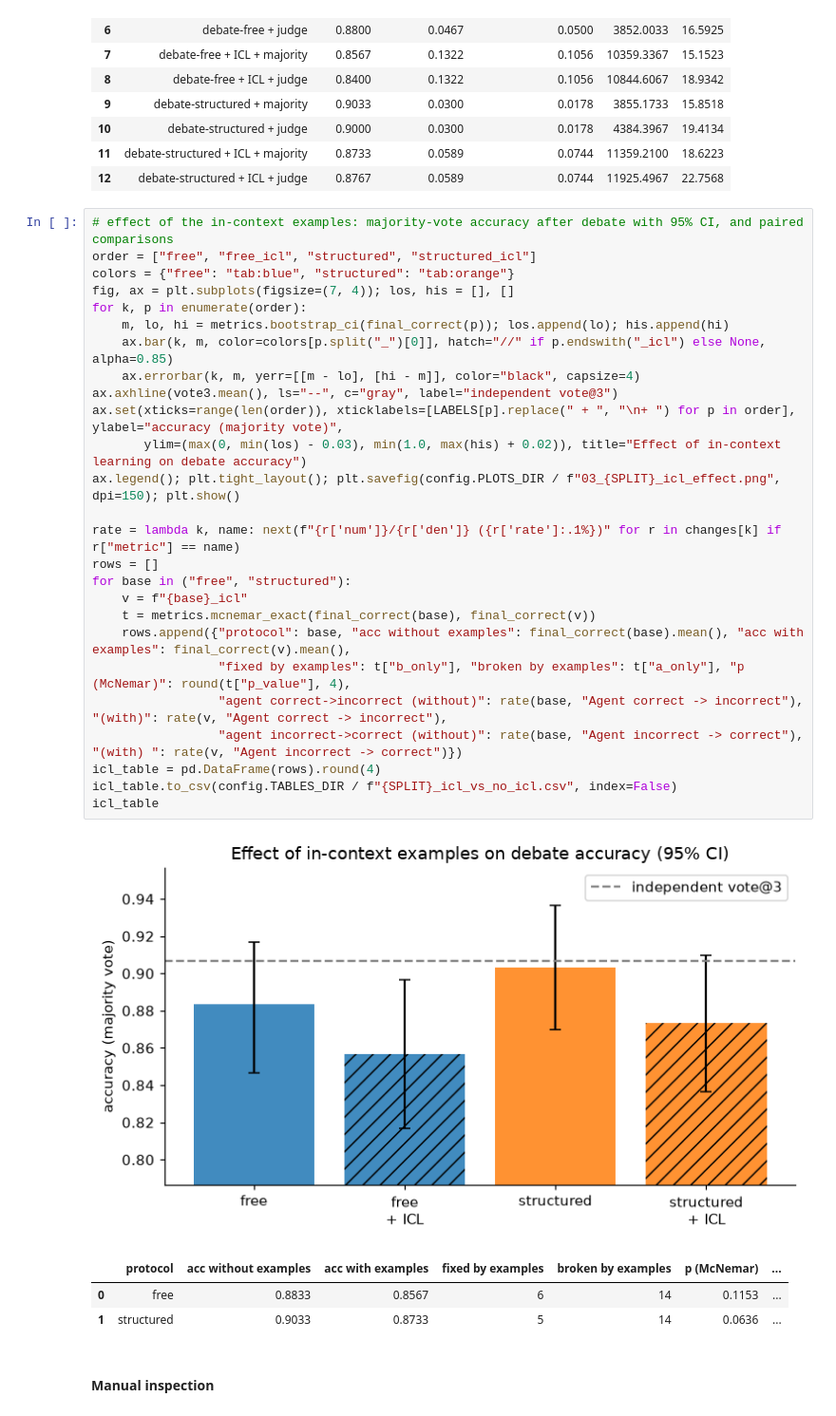
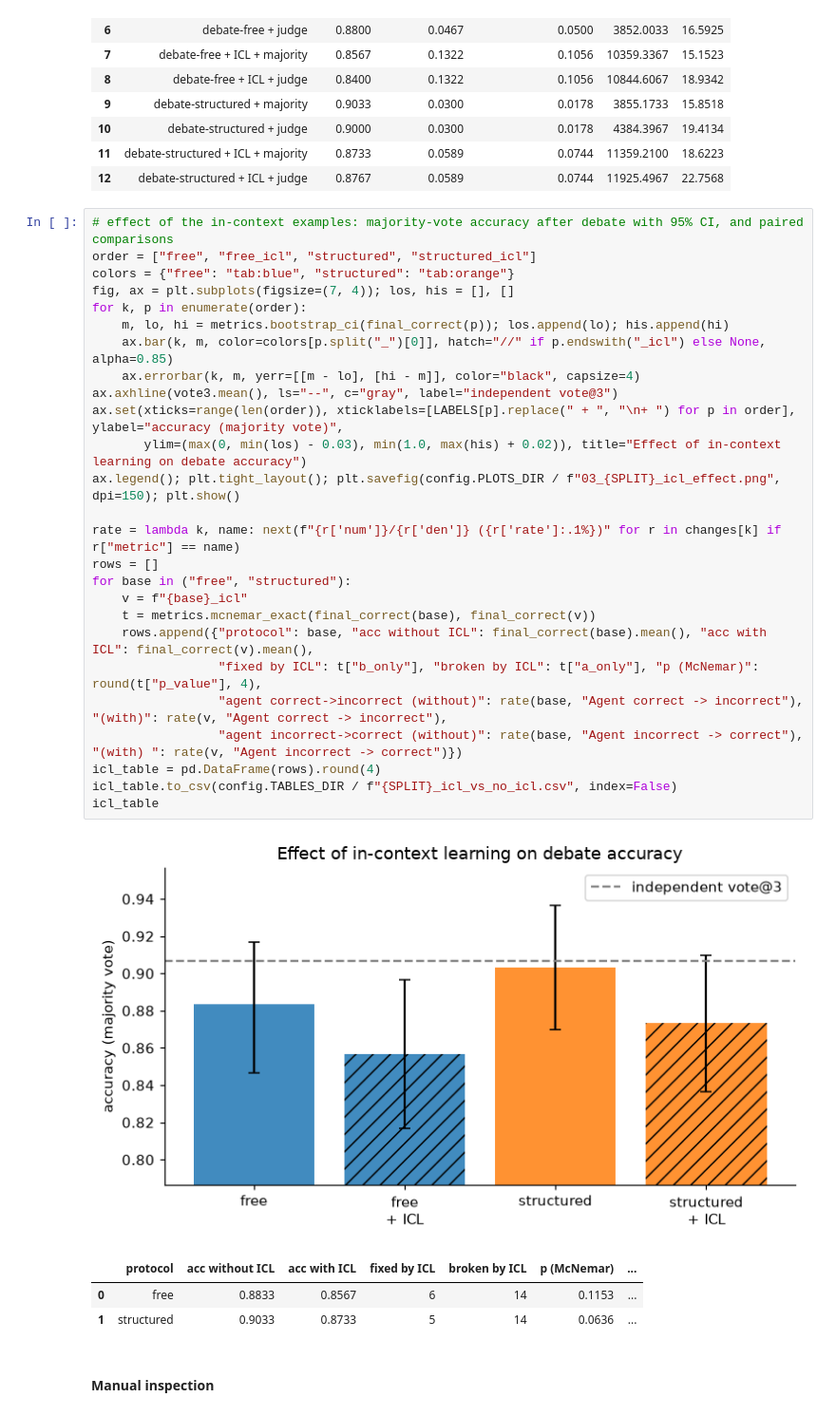
Before and after one commit to jssuarezc/NLP_MULTI_AGENT, a Jupyter notebook: notebooks/03_debate_experiments.ipynb, the cells around one changed output. Shown at 95% size. Saved outputs shown, nothing was run; the diff lists cells and outputs as text.

```diff
--- a/notebooks/03_debate_experiments.ipynb
+++ b/notebooks/03_debate_experiments.ipynb
@@ -354,32 +354,32 @@ results
 # %%
 # effect of the in-context examples: majority-vote accuracy after debate with 95% CI, and paired comparisons
 order = ["free", "free_icl", "structured", "structured_icl"]
 colors = {"free": "tab:blue", "structured": "tab:orange"}
 fig, ax = plt.subplots(figsize=(7, 4)); los, his = [], []
 for k, p in enumerate(order):
     m, lo, hi = metrics.bootstrap_ci(final_correct(p)); los.append(lo); his.append(hi)
     ax.bar(k, m, color=colors[p.split("_")[0]], hatch="//" if p.endswith("_icl") else None, alpha=0.85)
     ax.errorbar(k, m, yerr=[[m - lo], [hi - m]], color="black", capsize=4)
 ax.axhline(vote3.mean(), ls="--", c="gray", label="independent vote@3")
 ax.set(xticks=range(len(order)), xticklabels=[LABELS[p].replace(" + ", "\n+ ") for p in order], ylabel="accuracy (majority vote)",
        ylim=(max(0, min(los) - 0.03), min(1.0, max(his) + 0.02)), title="Effect of in-context learning on debate accuracy")
 ax.legend(); plt.tight_layout(); plt.savefig(config.PLOTS_DIR / f"03_{SPLIT}_icl_effect.png", dpi=150); plt.show()
 
 rate = lambda k, name: next(f"{r['num']}/{r['den']} ({r['rate']:.1%})" for r in changes[k] if r["metric"] == name)
 rows = []
 for base in ("free", "structured"):
     v = f"{base}_icl"
     t = metrics.mcnemar_exact(final_correct(base), final_correct(v))
-    rows.append({"protocol": base, "acc without examples": final_correct(base).mean(), "acc with examples": final_correct(v).mean(),
-                 "fixed by examples": t["b_only"], "broken by examples": t["a_only"], "p (McNemar)": round(t["p_value"], 4),
+    rows.append({"protocol": base, "acc without ICL": final_correct(base).mean(), "acc with ICL": final_correct(v).mean(),
+                 "fixed by ICL": t["b_only"], "broken by ICL": t["a_only"], "p (McNemar)": round(t["p_value"], 4),
                  "agent correct->incorrect (without)": rate(base, "Agent correct -> incorrect"), "(with)": rate(v, "Agent correct -> incorrect"),
                  "agent incorrect->correct (without)": rate(base, "Agent incorrect -> correct"), "(with) ": rate(v, "Agent incorrect -> correct")})
 icl_table = pd.DataFrame(rows).round(4)
 icl_table.to_csv(config.TABLES_DIR / f"{SPLIT}_icl_vs_no_icl.csv", index=False)
 icl_table
 # %% [output]
-[figure, old version]
+[figure, new version]
-|  | protocol | acc without examples | acc with examples | fixed by examples | broken by examples | p (McNemar) | ... |
+|  | protocol | acc without ICL | acc with ICL | fixed by ICL | broken by ICL | p (McNemar) | ... |
 | 0 | free | 0.8833 | 0.8567 | 6 | 14 | 0.1153 | ... |
 | 1 | structured | 0.9033 | 0.8733 | 5 | 14 | 0.0636 | ... |
 # %% [markdown]
```
Also changed, not shown: parts of 1 cell of this notebook, 2 other files.
